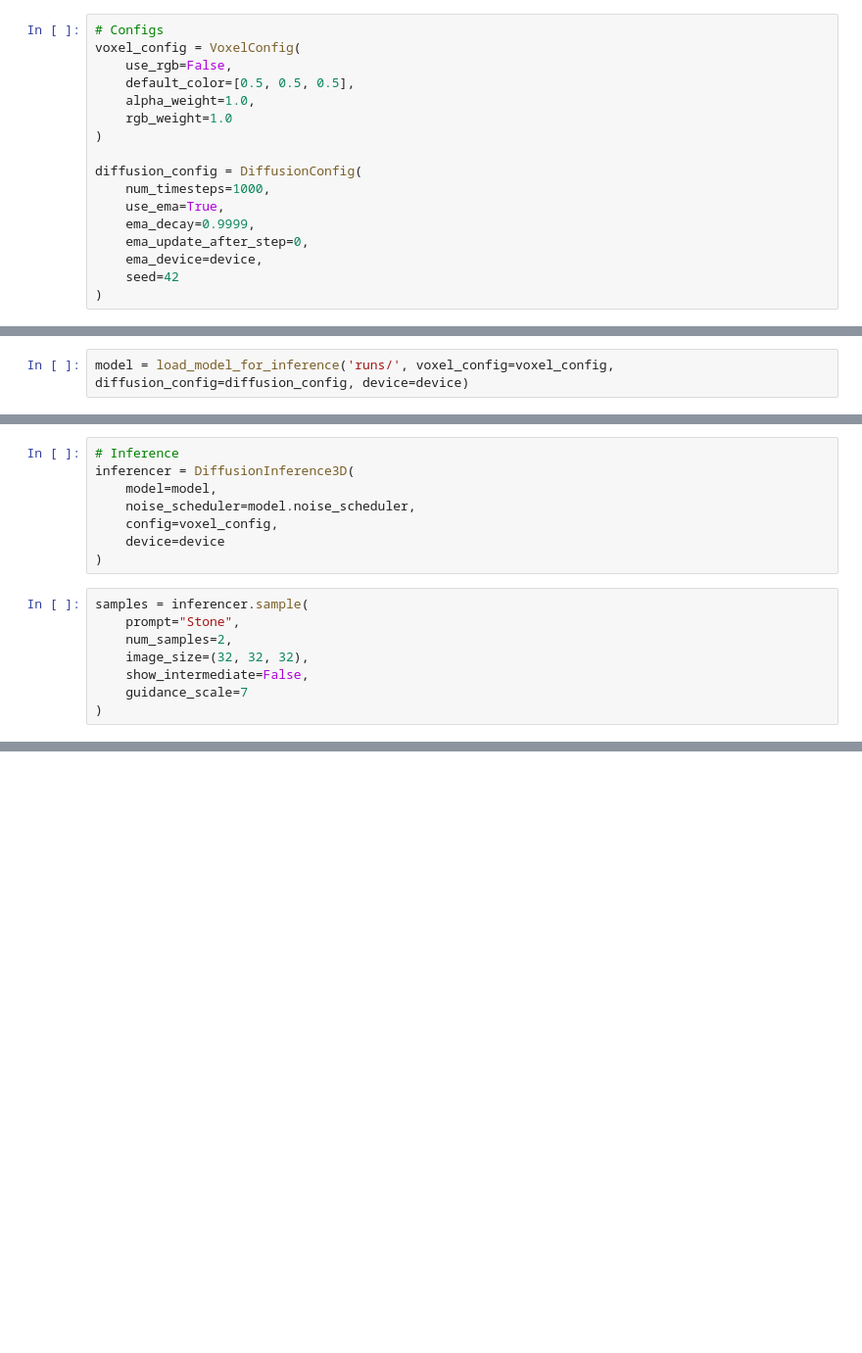
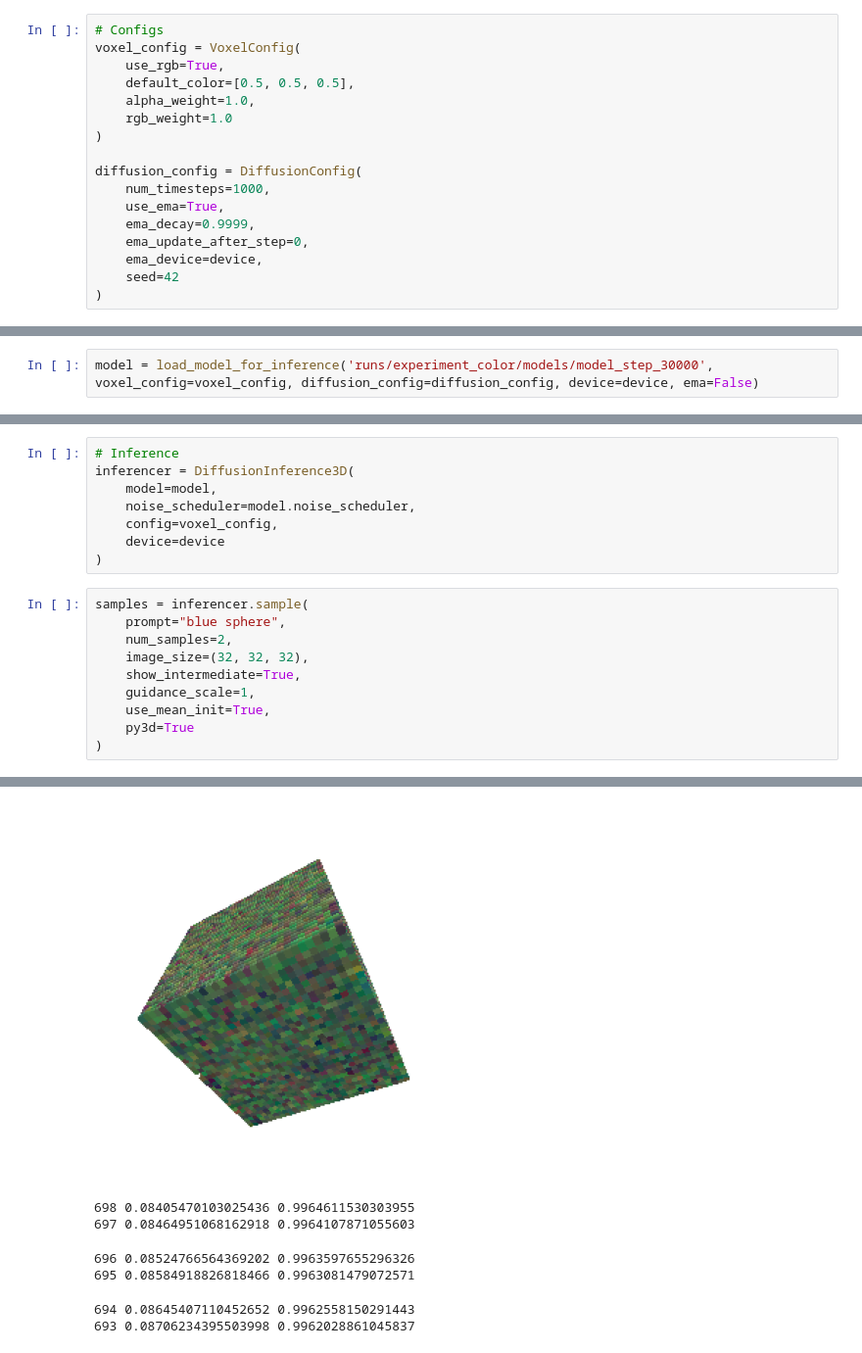
Before and after one commit to PeterAMassih/3D-BlockGen, a Jupyter notebook: run.ipynb, the cells around one changed output, grey strips where cells are left out. Shown: that part at 98% size. Saved outputs shown, nothing was run; the diff lists cells and outputs as text; blank space fills up the shorter version.

Commit message:
Fixed bugs of colors

```diff
--- a/run.ipynb
+++ b/run.ipynb
@@ -18,7 +22,7 @@ Using device: cpu
 # %%
 # Configs
 voxel_config = VoxelConfig(
-    use_rgb=False,
+    use_rgb=True,
     default_color=[0.5, 0.5, 0.5],
     alpha_weight=1.0,
     rgb_weight=1.0
@@ -80,2 +193,2 @@ plt.show()
 # %%
-model = load_model_for_inference('runs/', voxel_config=voxel_config, diffusion_config=diffusion_config, device=device)
+model = load_model_for_inference('runs/experiment_color/models/model_step_30000', voxel_config=voxel_config, diffusion_config=diffusion_config, device=device, ema=False)
@@ -89,9 +204,12 @@ inferencer = DiffusionInference3D(
 )
 # %%
 samples = inferencer.sample(
-    prompt="Stone",
+    prompt="blue sphere",
     num_samples=2,
     image_size=(32, 32, 32),
-    show_intermediate=False,
-    guidance_scale=7
+    show_intermediate=True,
+    guidance_scale=1,
+    use_mean_init=True,
+    py3d=True
 )
+# %% [output]
@@ -97,0 +246,7 @@ samples = inferencer.sample(
+[figure, added]
+698 0.08405470103025436 0.9964611530303955
+697 0.08464951068162918 0.9964107871055603
+696 0.08524766564369202 0.9963597655296326
+695 0.08584918826818466 0.9963081479072571
+694 0.08645407110452652 0.9962558150291443
+693 0.08706234395503998 0.9962028861045837
```
Also changed, not shown: parts of 11 cells of this notebook, 7 other files.
